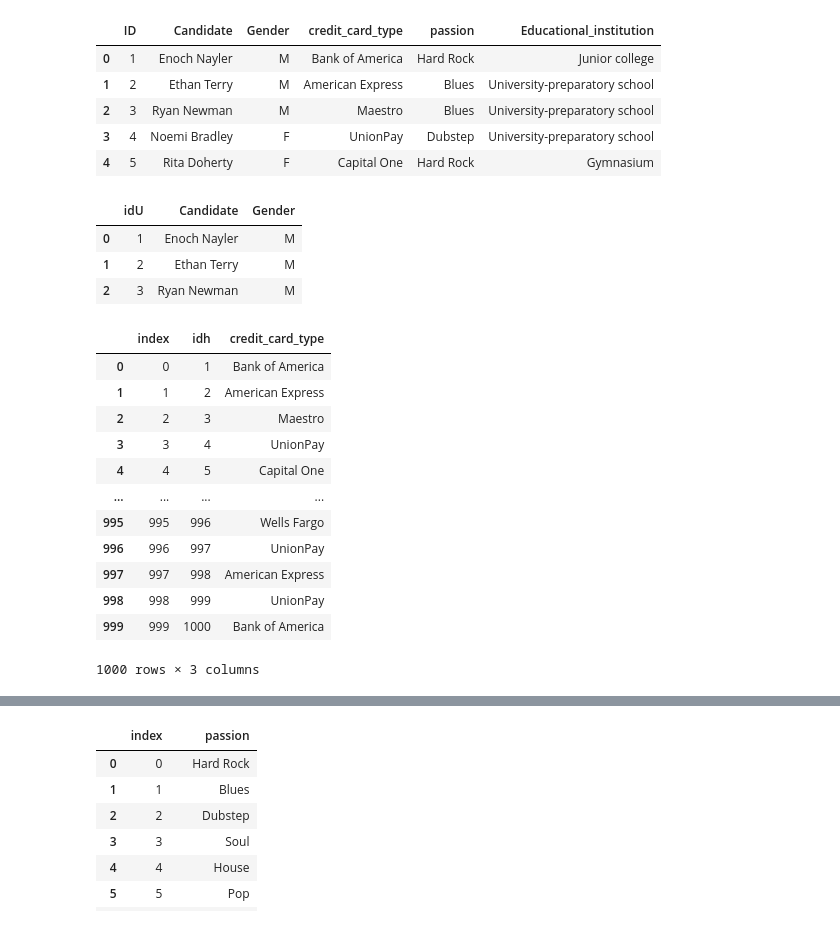
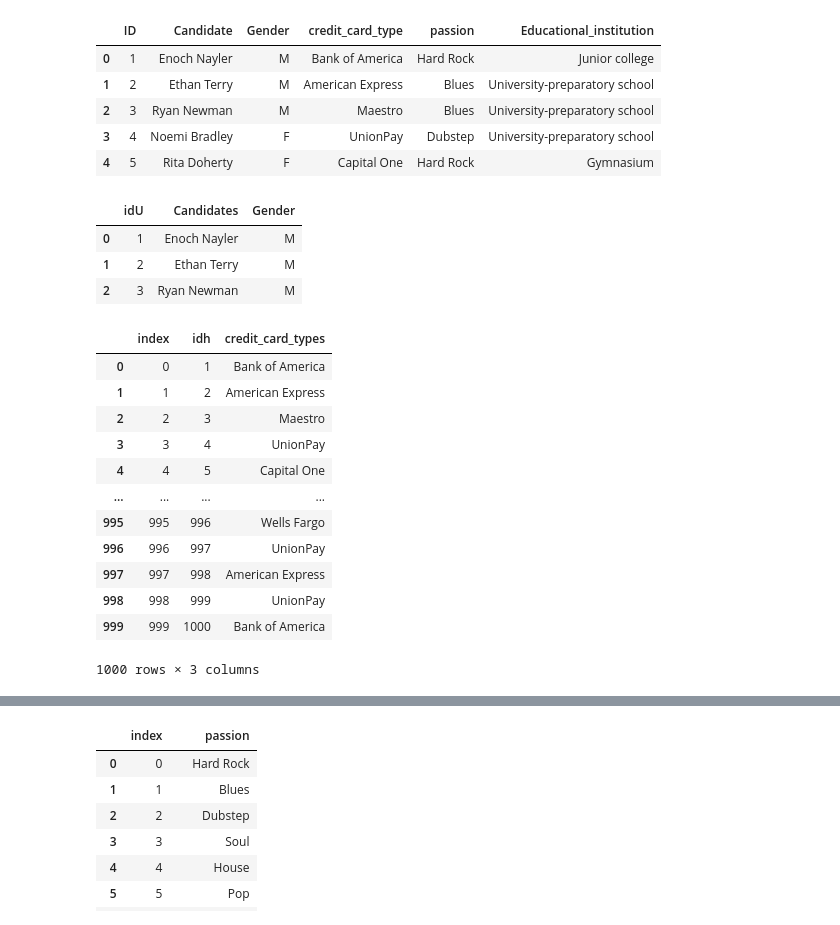
Before and after one commit to marieS06/Projet01, a Jupyter notebook: deb.ipynb, the cells around one changed output, grey strips where cells are left out. Cells and saved outputs as stored; diff of their text form; code cells hidden in the pictures.

```diff
--- a/deb.ipynb
+++ b/deb.ipynb
@@ -102,21 +102,21 @@ proj.head()
 # %%
 # table sondage
 #Création du dataframe correspondant à la table sondage contenant les valeurs uniques de la colone 'Survey Year' du jeu de donnéees, en commerçant  l'index à 1 qui servira de l'ID dans la table , puis y intégrer les données du dataframe
-Candidate = pd.DataFrame({'idU': proj['ID'],'Candidate': proj['Candidate'],'Gender': proj['Gender']})
+Candidate = pd.DataFrame({'idU': proj['ID'],'Candidates': proj['Candidate'],'Gender': proj['Gender']})
 Candidate.reset_index()
 Candidate.head(3)
 # %% [output]
-|  | idU | Candidate | Gender |
+|  | idU | Candidates | Gender |
 | 0 | 1 | Enoch Nayler | M |
 | 1 | 2 | Ethan Terry | M |
 | 2 | 3 | Ryan Newman | M |
 # %%
 Candidate.to_csv('candidate.csv')
 # %%
-credit_card_type = pd.DataFrame({'idh': proj['ID'],'credit_card_type': proj['credit_card_type']})
+credit_card_type = pd.DataFrame({'idh': proj['ID'],'credit_card_types': proj['credit_card_type']})
 credit_card_type.reset_index()
 # %% [output]
-|  | index | idh | credit_card_type |
+|  | index | idh | credit_card_types |
 | 0 | 0 | 1 | Bank of America |
 | 1 | 1 | 2 | American Express |
 | 2 | 2 | 3 | Maestro |
```
Also changed, not shown: parts of 7 cells of this notebook, 6 other files.
